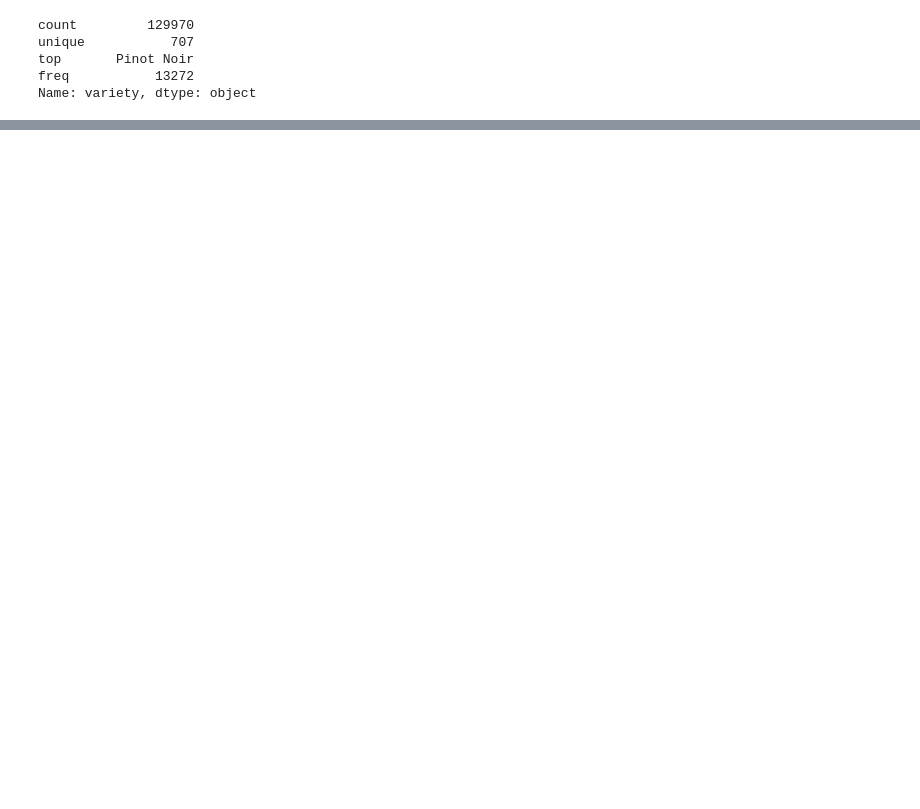
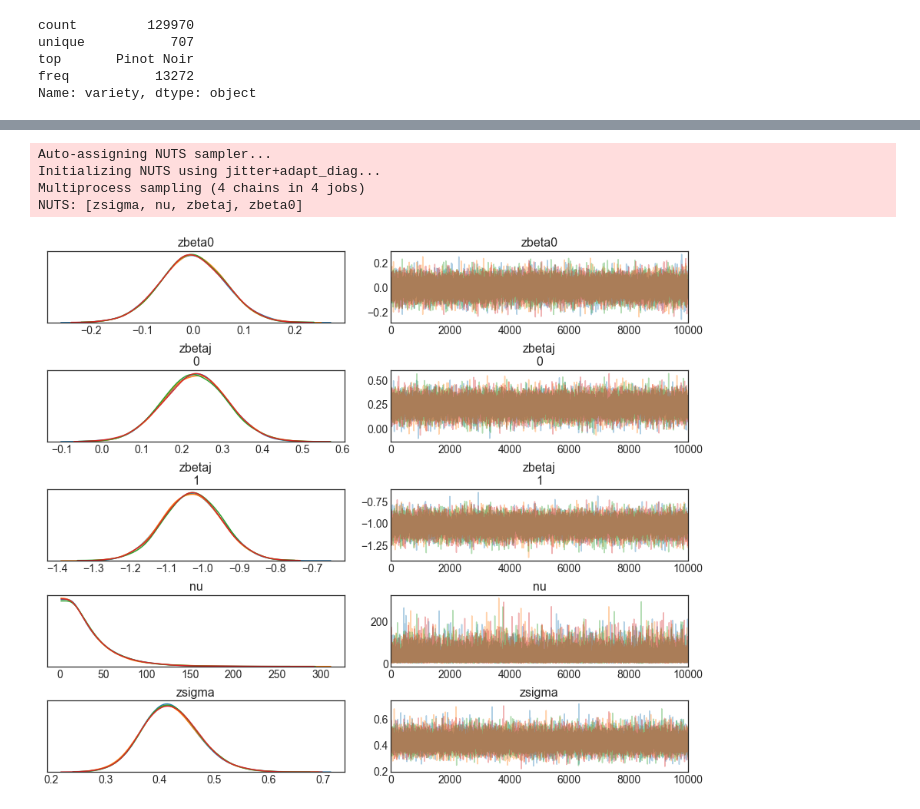
Before and after one commit to johnmarkpittman/Bayesian-Analysis-for-Wine, a Jupyter notebook: Master.ipynb, the cells around one changed output, grey strips where cells are left out. Drawn from its saved outputs; the diff is of its cells as text; code cells hidden in the pictures; blank space fills up the shorter version.

Commit message:
First model complete, working on hierarchical

```diff
--- a/Master.ipynb
+++ b/Master.ipynb
@@ -54,0 +62,39 @@ Name: variety, dtype: object
+# %%
+# Initial Bayesian Linear Regression
+colsToDrop = ["description","designation","province", "region_1","region_2","taster_name","taster_twitter_handle","title", "variety","category","score_descriptive"]
+
+# Drop where we don't have region data
+regression = wine_clean.query('country.notnull()', engine='python').drop(colsToDrop, axis=1)
+
+# Break out categorical & one-hot encode
+regression_categorical = pd.get_dummies(regression[['country','winery', 'year','continent', 'color']])
+
+# Break out continuous & scale
+regression_continuous = (regression['price'] - regression['price'].mean())/regression['price'].std()
+
+# Scale Y
+Y = (regression['points'] - regression['points'].mean())/regression['points'].std()
+# %%
+with pm.Model() as model:
+    zbeta0 = pm.Normal('zbeta0', mu=0, sd=2)
+    zbetaj_cont = pm.Normal('zbetaj_cont', mu=0, sd=2)
+    zbetaj_cat = pm.Beta('zbetaj_cat', alpha = 1, beta = 1)
+
+    zmu =  zbeta0 + pm.math.dot(zbetaj_cont, regression_continuous.T) + pm.math.dot(zbetaj_cat, regression_categorical.T)
+
+    nu = pm.Exponential('nu', 1/29.)
+    zsigma = pm.Uniform('zsigma', 10**-5, 10)
+
+    likelihood = pm.StudentT('likelihood', nu=nu, mu=zmu, lam=1/zsigma**2, observed=Y)
+# %%
+with model:
+    trace = pm.sample(10000, cores = 4, nuts_kwargs={'target_accept': 0.95})
+# %% [output]
+Auto-assigning NUTS sampler...
+Initializing NUTS using jitter+adapt_diag...
+Multiprocess sampling (4 chains in 4 jobs)
+NUTS: [zsigma, nu, zbetaj, zbeta0]
+# %%
+pm.traceplot(trace);
+# %% [output]
+[figure, added]
```
Also changed, not shown: parts of 4 cells of this notebook, 5 other files.
